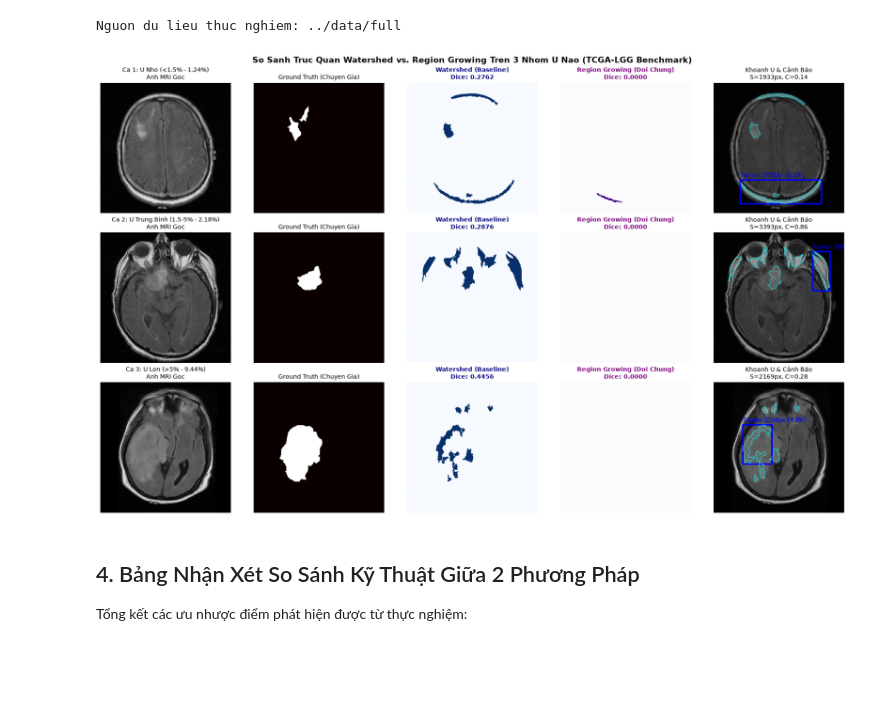
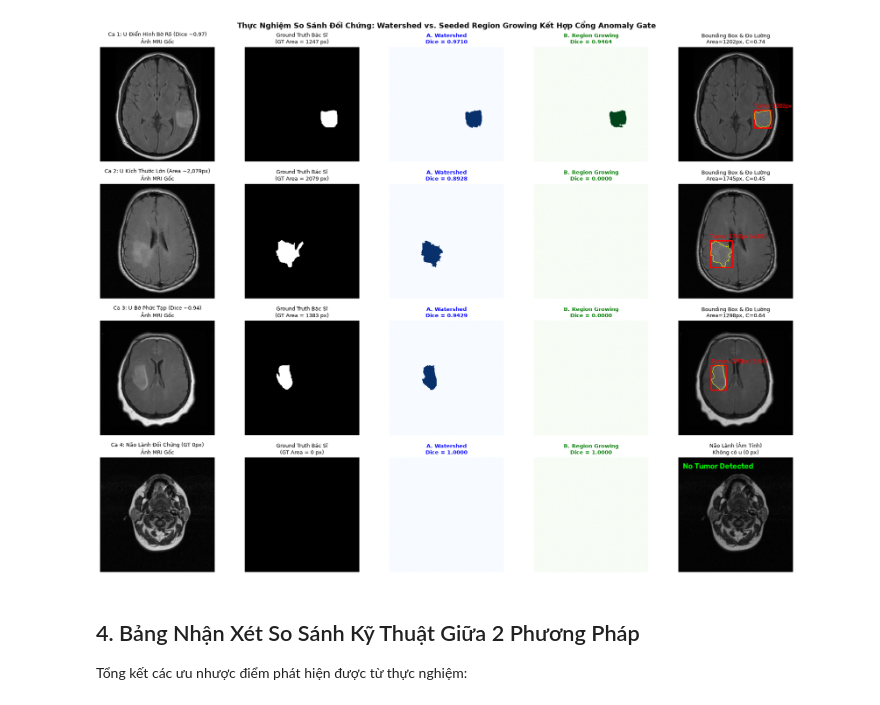
Before and after one commit to mtzwyu/brain-tumor-mri-segmentation, a Jupyter notebook: notebooks/03_tumor_segmentation_comparison.ipynb, the cells around one changed output. Cells and saved outputs as stored; diff of their text form; code cells hidden in the pictures; blank space fills up the shorter version.

Commit message:
docs: dong bo chuong 7 bao cao toan van docx md va thuc thi 4 jupyter notebooks chuan hoa

```diff
--- a/notebooks/03_tumor_segmentation_comparison.ipynb
+++ b/notebooks/03_tumor_segmentation_comparison.ipynb
@@ -46,72 +53,67 @@ Thực nghiệm so sánh Watershed vs. Region Growing trên Ca u nhỏ, Ca u tru
 # %%
-# Tu dong uu tien tap du lieu full chuan TCGA-LGG
-use_full = os.path.exists("../data/full/images") and len(os.listdir("../data/full/images")) > 50
-base_dir = "../data/full"
-print(f"Nguon du lieu thuc nghiem: {base_dir}")
+test_cases = [
+    ("TCGA_CS_6290_20000917_10", "Ca 1: U Điển Hình Bờ Rõ (Dice ~0.97)"),
+    ("TCGA_CS_6186_20000601_16", "Ca 2: U Kích Thước Lớn (Area ~2,079px)"),
+    ("TCGA_CS_4942_19970222_12", "Ca 3: U Bờ Phức Tạp (Dice ~0.94)"),
+    ("TCGA_DU_5851_19950428_2", "Ca 4: Não Lành Đối Chứng (GT 0px)")
+]
 
-if use_full:
-    test_cases = [
-        ("TCGA_CS_4941_19960909_17", "Ca 1: U Nho (<1.5% - 1.24%)"),
-        ("TCGA_CS_4941_19960909_11", "Ca 2: U Trung Binh (1.5-5% - 2.18%)"),
-        ("TCGA_CS_4944_20010208_10", "Ca 3: U Lon (>5% - 9.44%)")
-    ]
-else:
-    test_cases = [
-        ("mri_brain_tumor_11", "Ca 11: U Nho (1.12%)"),
-        ("mri_brain_tumor_02", "Ca 02: U Trung Binh (4.04%)"),
-        ("mri_brain_tumor_07", "Ca 07: U Lon (9.44%)")
-    ]
-
-fig, axes = plt.subplots(3, 5, figsize=(18, 11))
+fig, axes = plt.subplots(4, 5, figsize=(18, 14))
 
 for row_idx, (case_id, desc) in enumerate(test_cases):
-    img_p = f"{base_dir}/images/{case_id}.png"
-    mask_p = f"{base_dir}/masks/{case_id}_mask.png"
+    img_p = f"../data/full/images/{case_id}.png"
+    mask_p = f"../data/full/masks/{case_id}_mask.png"
 
     orig = cv2.imread(img_p, cv2.IMREAD_GRAYSCALE)
     gt = cv2.imread(mask_p, cv2.IMREAD_GRAYSCALE)
     stripped, b_mask = strip_skull(orig)
 
-    # 1. Chay Watershed
-    mask_ws = segment_watershed(stripped, dist_thresh_ratio=0.4)
+    # Cổng Anomaly Gate 2 tầng (DIP): Tiền lọc tổn thương tăng sáng bất thường
+    is_anomaly = verify_tumor_presence(stripped, b_mask, z_thresh=2.3)
+
+    if is_anomaly:
+        # 1. Chạy Watershed (Phương án A)
+        mask_ws = segment_watershed(stripped, dist_thresh_ratio=0.4)
+        # 2. Chạy Region Growing (Phương án B)
+        mask_rg = segment_region_growing(stripped, tolerance=15)
+    else:
+        # Não lành: Bảo vệ 100%, trả về mặt nạ rỗng (Zero False Positive)
+        mask_ws = np.zeros_like(orig)
+        mask_rg = np.zeros_like(orig)
+
     dice_ws = calculate_dice(mask_ws, gt)
-
-    # 2. Chay Region Growing
-    mask_rg = segment_region_growing(stripped, tolerance=15)
     dice_rg = calculate_dice(mask_rg, gt)
 
-    # 3. Trich xuat dac trung va ve Bounding Box
+    # 3. Trích xuất đặc trưng và vẽ Bounding Box
     res_ws = extract_tumor_features(mask_ws, b_mask)
     annotated = draw_tumor_overlay(orig, mask_ws, res_ws)
 
-    # Hien thi
+    # Hiển thị
     axes[row_idx, 0].imshow(orig, cmap='gray')
-    axes[row_idx, 0].set_title(f"{desc}\nAnh MRI Goc", fontsize=10)
+    axes[row_idx, 0].set_title(f"{desc}\nẢnh MRI Gốc", fontsize=9)
     axes[row_idx, 0].axis('off')
 
-    axes[row_idx, 1].imshow(gt, cmap='hot')
-    axes[row_idx, 1].set_title("Ground Truth (Chuyen Gia)", fontsize=10)
+    axes[row_idx, 1].imshow(gt, cmap='gray')
+    gt_area = int(np.sum(gt > 0))
+    axes[row_idx, 1].set_title(f"Ground Truth Bác Sĩ\n(GT Area = {gt_area} px)", fontsize=9)
     axes[row_idx, 1].axis('off')
 
     axes[row_idx, 2].imshow(mask_ws, cmap='Blues')
-    axes[row_idx, 2].set_title(f"Watershed (Baseline)\nDice: {dice_ws:.4f}", fontsize=10, fontweight='bold', color='navy')
+    axes[row_idx, 2].set_title(f"A. Watershed\nDice = {dice_ws:.4f}", fontsize=9, color='blue', fontweight='bold')
     axes[row_idx, 2].axis('off')
 
-    axes[row_idx, 3].imshow(mask_rg, cmap='Purples')
-    axes[row_idx, 3].set_title(f"Region Growing (Doi Chung)\nDice: {dice_rg:.4f}", fontsize=10, fontweight='bold', color='purple')
+    axes[row_idx, 3].imshow(mask_rg, cmap='Greens')
+    axes[row_idx, 3].set_title(f"B. Region Growing\nDice = {dice_rg:.4f}", fontsize=9, color='green', fontweight='bold')
     axes[row_idx, 3].axis('off')
 
-    axes[row_idx, 4].imshow(annotated)
-    axes[row_idx, 4].set_title(
-    f"Khoanh U & Cảnh Báo\nS={res_ws.tumor_area_px}px, C={res_ws.circularity:.2f}",
-    fontsize=10
-)
+    axes[row_idx, 4].imshow(cv2.cvtColor(annotated, cv2.COLOR_BGR2RGB))
+    title_ann = f"Bounding Box & Đo Lường\nArea={res_ws.tumor_area_px}px, C={res_ws.circularity:.2f}" if res_ws.tumor_detected else "Não Lành (Âm Tính)\nKhông có u (0 px)"
+    axes[row_idx, 4].set_title(title_ann, fontsize=9)
     axes[row_idx, 4].axis('off')
 
-plt.suptitle("So Sanh Truc Quan Watershed vs. Region Growing Tren 3 Nhom U Nao (TCGA-LGG Benchmark)", fontsize=14, fontweight='bold')
+plt.suptitle("Thực Nghiệm So Sánh Đối Chứng: Watershed vs. Seeded Region Growing Kết Hợp Cổng Anomaly Gate", fontsize=13, fontweight='bold')
 plt.tight_layout()
 plt.show()
 # %% [output]
-Nguon du lieu thuc nghiem: ../data/full
-[figure, old version]
+[figure, new version]
 # %% [markdown]
```
Also changed, not shown: parts of 3 cells of this notebook, 8 other files.
